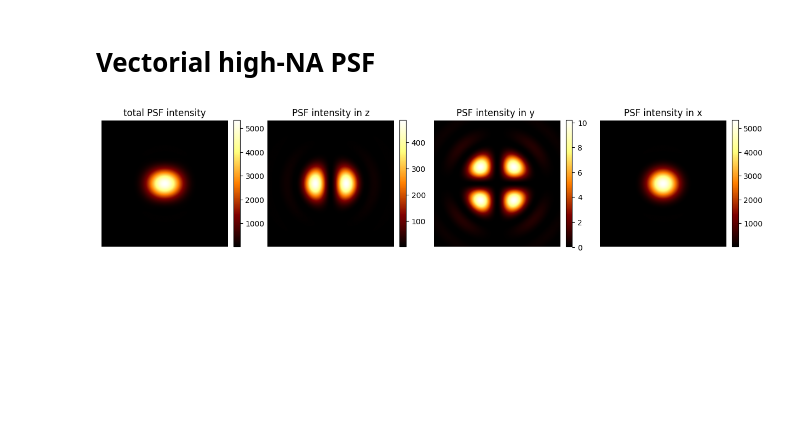
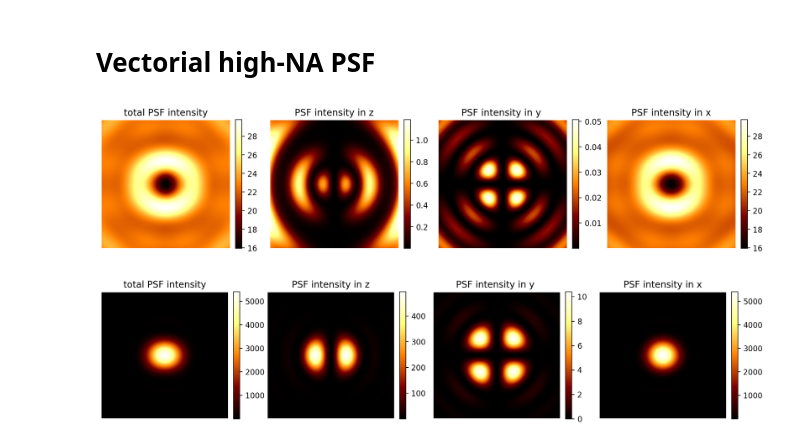
Before and after one commit to chromatix-team/chromatix, a Jupyter notebook: docs/examples/highNA_PSF.ipynb, the cells around one changed output. Drawn from its saved outputs; the diff is of its cells as text; code cells hidden in the pictures; blank space fills up the shorter version.

```diff
--- a/docs/examples/highNA_PSF.ipynb
+++ b/docs/examples/highNA_PSF.ipynb
@@ -79,6 +91,36 @@ field = cf.high_na_ff_lens(
 )
 
 psf_vectorial = jnp.abs(field.u.squeeze()) ** 2
+# %%
+plt.figure(figsize=(15, 5))
+
+plt.subplot(141)
+plt.imshow(jnp.sum(psf_vectorial.squeeze(), axis=-1), cmap="afmhot")
+plt.colorbar(fraction=0.046, pad=0.04)
+plt.title("total PSF intensity")
+plt.axis("off")
+
+plt.subplot(142)
+plt.imshow(psf_vectorial.squeeze()[..., 0], cmap="afmhot")
+plt.colorbar(fraction=0.046, pad=0.04)
+plt.title("PSF intensity in z")
+plt.axis("off")
+
+plt.subplot(143)
+plt.imshow(psf_vectorial.squeeze()[..., 1], cmap="afmhot")
+plt.colorbar(fraction=0.046, pad=0.04)
+plt.title("PSF intensity in y ")
+plt.axis("off")
+
+plt.subplot(144)
+plt.imshow(psf_vectorial.squeeze()[..., 2], cmap="afmhot")
+plt.colorbar(fraction=0.046, pad=0.04)
+plt.title("PSF intensity in x")
+plt.axis("off")
+
+plt.show()
+# %% [output]
+[figure, added]
 # %%
 plt.figure(figsize=(15, 5))
 
```
Also changed, not shown: parts of 3 cells of this notebook, 1 other file.
